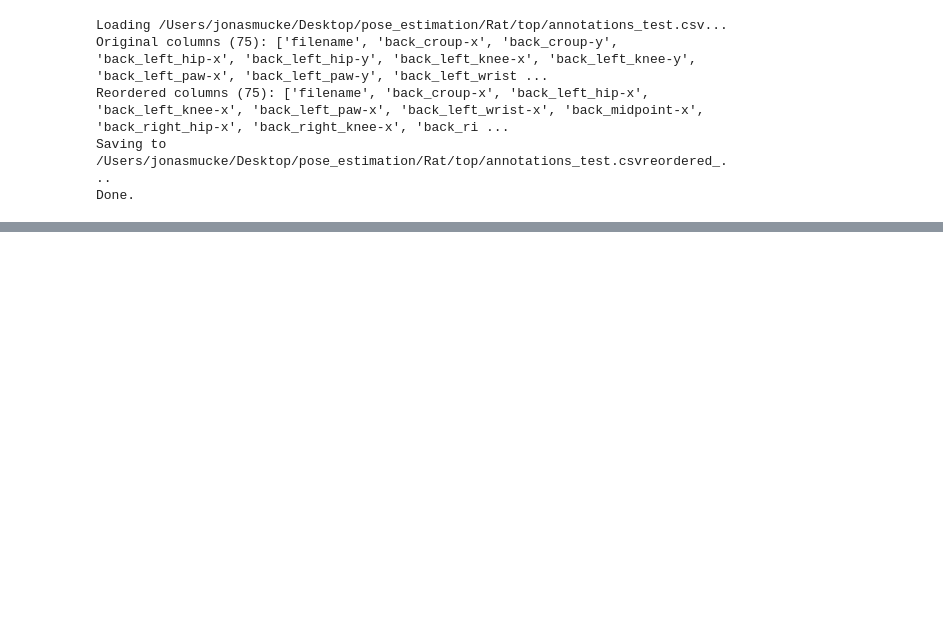
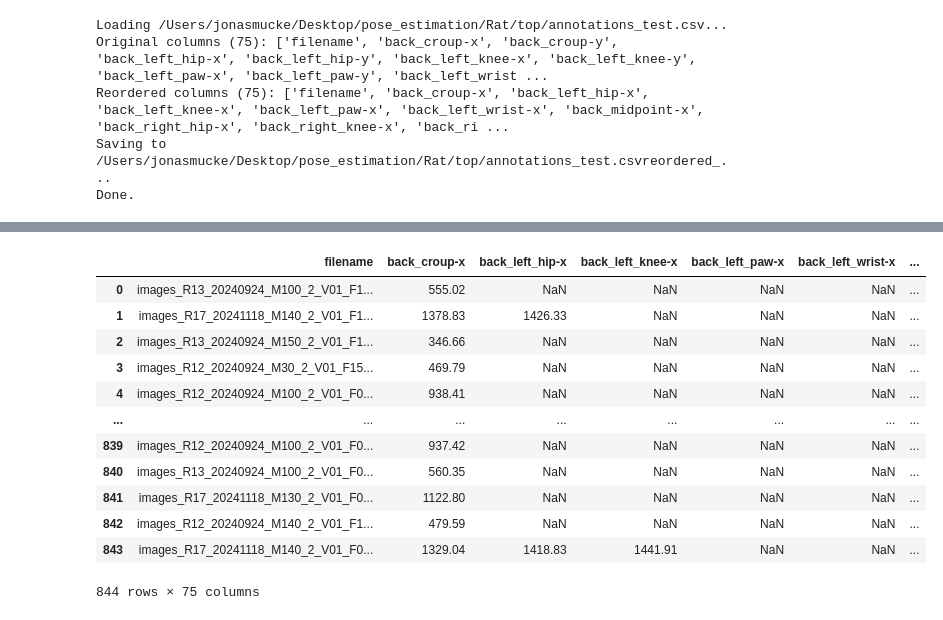
Before and after one commit to jomuecke/pose_estimation, a Jupyter notebook: splitt_dataset.ipynb, the cells around one changed output, grey strips where cells are left out. Saved outputs shown, nothing was run; the diff lists cells and outputs as text; code cells hidden in the pictures; blank space fills up the shorter version.

```diff
--- a/splitt_dataset.ipynb
+++ b/splitt_dataset.ipynb
@@ -563,0 +594,16 @@ Done.
+# %%
+csv2
+# %% [output]
+|  | filename | back_croup-x | back_left_hip-x | back_left_knee-x | back_left_paw-x | back_left_wrist-x | ... |
+| 0 | images_R13_20240924_M100_2_V01_F1... | 555.02 | NaN | NaN | NaN | NaN | ... |
+| 1 | images_R17_20241118_M140_2_V01_F1... | 1378.83 | 1426.33 | NaN | NaN | NaN | ... |
+| 2 | images_R13_20240924_M150_2_V01_F1... | 346.66 | NaN | NaN | NaN | NaN | ... |
+| 3 | images_R12_20240924_M30_2_V01_F15... | 469.79 | NaN | NaN | NaN | NaN | ... |
+| 4 | images_R12_20240924_M100_2_V01_F0... | 938.41 | NaN | NaN | NaN | NaN | ... |
+| ... | ... | ... | ... | ... | ... | ... | ... |
+| 839 | images_R12_20240924_M100_2_V01_F0... | 937.42 | NaN | NaN | NaN | NaN | ... |
+| 840 | images_R13_20240924_M100_2_V01_F0... | 560.35 | NaN | NaN | NaN | NaN | ... |
+| 841 | images_R17_20241118_M130_2_V01_F0... | 1122.80 | NaN | NaN | NaN | NaN | ... |
+| 842 | images_R12_20240924_M140_2_V01_F1... | 479.59 | NaN | NaN | NaN | NaN | ... |
+| 843 | images_R17_20241118_M140_2_V01_F0... | 1329.04 | 1418.83 | 1441.91 | NaN | NaN | ... |
+844 rows × 75 columns
```
Also changed, not shown: parts of 13 cells of this notebook, 2 other files.
